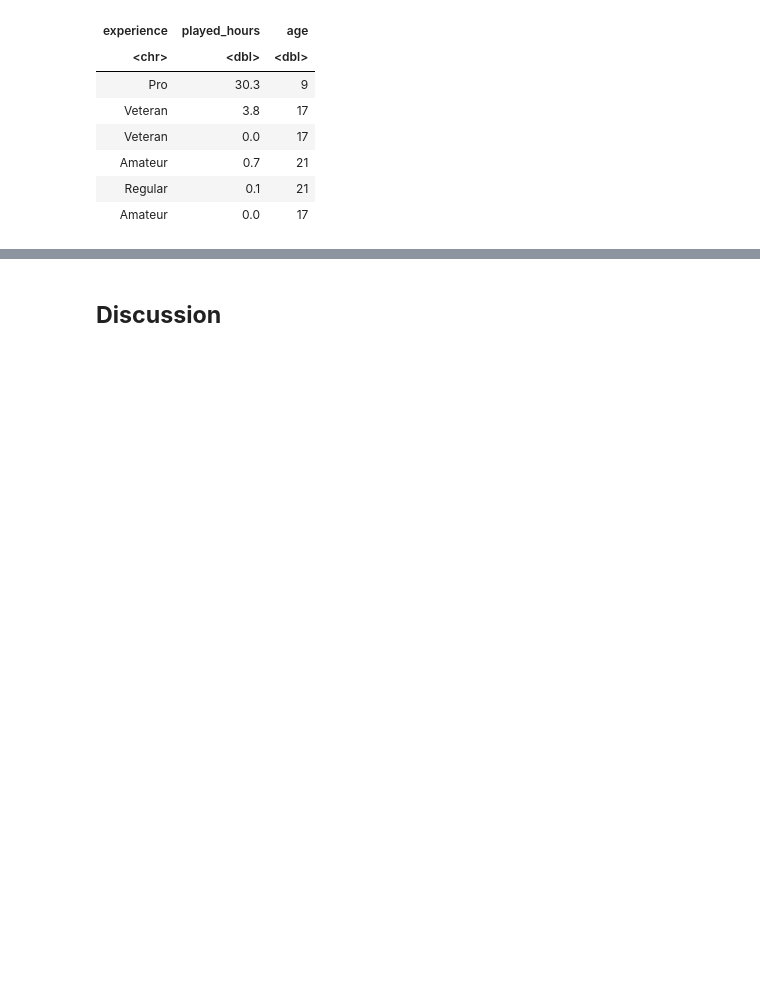
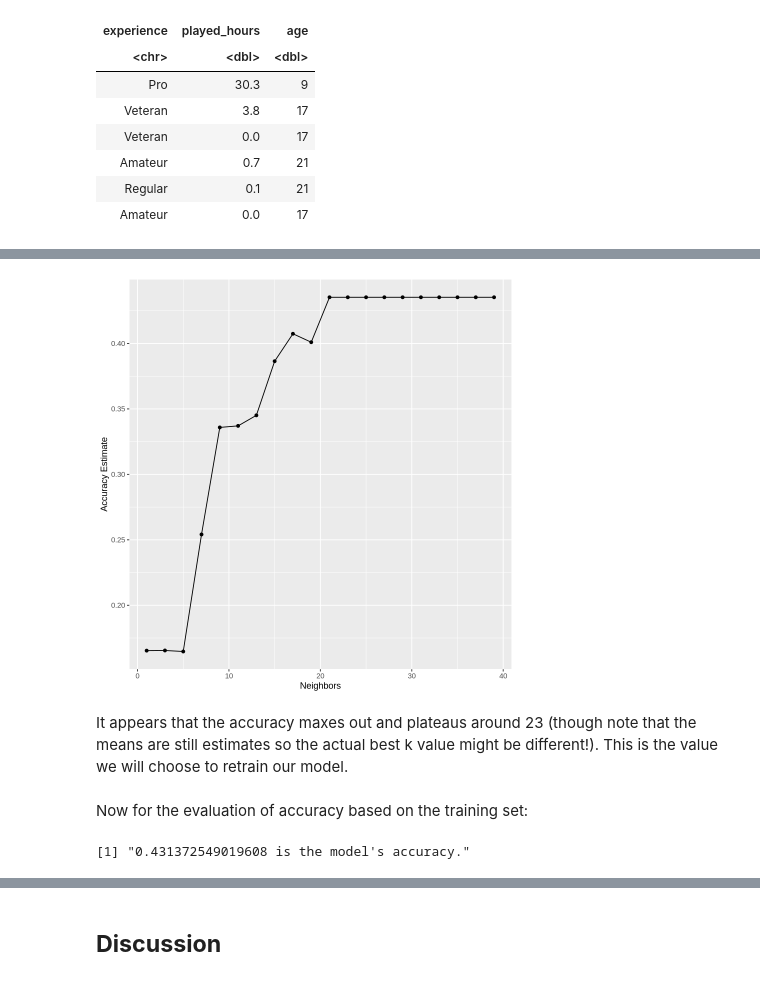
Before and after one commit to amazingk147/DSCI100-Project-Group-42, a Jupyter notebook: project_notebook.ipynb, the cells around one changed output, grey strips where cells are left out. Drawn from its saved outputs; the diff is of its cells as text; code cells hidden in the pictures; blank space fills up the shorter version.

```diff
--- a/project_notebook.ipynb
+++ b/project_notebook.ipynb
@@ -176,0 +196,24 @@ A grouped_df: 6 × 3
+# %%
+player_recipe <- recipe(hours_range ~ age + exp_level, data= data_training) |>
+            step_scale(all_predictors()) |>
+            step_center(all_predictors())
+
+player_model <- nearest_neighbor(weight_func = "rectangular", neighbors = tune()) |>
+            set_engine("kknn") |>
+            set_mode("classification")
+
+kvals <- tibble(neighbors = seq(from=1, to=40, by=2))
+player_vfold <- vfold_cv(data_training, v=5, strata = hours_range)
+
+player_results <- workflow() |>
+            add_recipe(player_recipe) |>
+            add_model(player_model) |>
+            tune_grid(resamples = player_vfold, grid = kvals) |>
+            collect_metrics()
+
+player_accuracy <- player_results |>
+            select(neighbors, .metric, mean) |>
+            filter(.metric == "accuracy") |>
+            arrange(-mean)
+
+player_accuracy
@@ -176,0 +246,12 @@ A grouped_df: 6 × 3
+# %%
+cross_val_plot <- player_accuracy |>
+            ggplot(aes(x=neighbors, y=mean))+
+            geom_point()+
+            geom_line()+
+            labs(x = "Neighbors", y = "Accuracy Estimate")
+
+cross_val_plot
+# %% [output]
+[figure, added]
+# %% [markdown]
+It appears that the accuracy maxes out and plateaus around 23 (though note that the means are still estimates so the actual best k value might be different!). This is the value we will choose to retrain our model.
@@ -176,0 +267,15 @@ A grouped_df: 6 × 3
+# %% [markdown]
+Now for the evaluation of accuracy based on the training set:
+# %%
+player_predictions <- predict(player_fit, data_testing)|>
+                bind_cols(data_testing)
+
+model_accuracy <- player_predictions |>
+        metrics(truth = hours_range, estimate = .pred_class)|>
+          filter(.metric == "accuracy") |>
+          select(.estimate) |>
+          pull()
+
+print(paste(model_accuracy, "is the model's accuracy."))
+# %% [output]
+[1] "0.431372549019608 is the model's accuracy."
```
Also changed, not shown: parts of 17 cells of this notebook.
